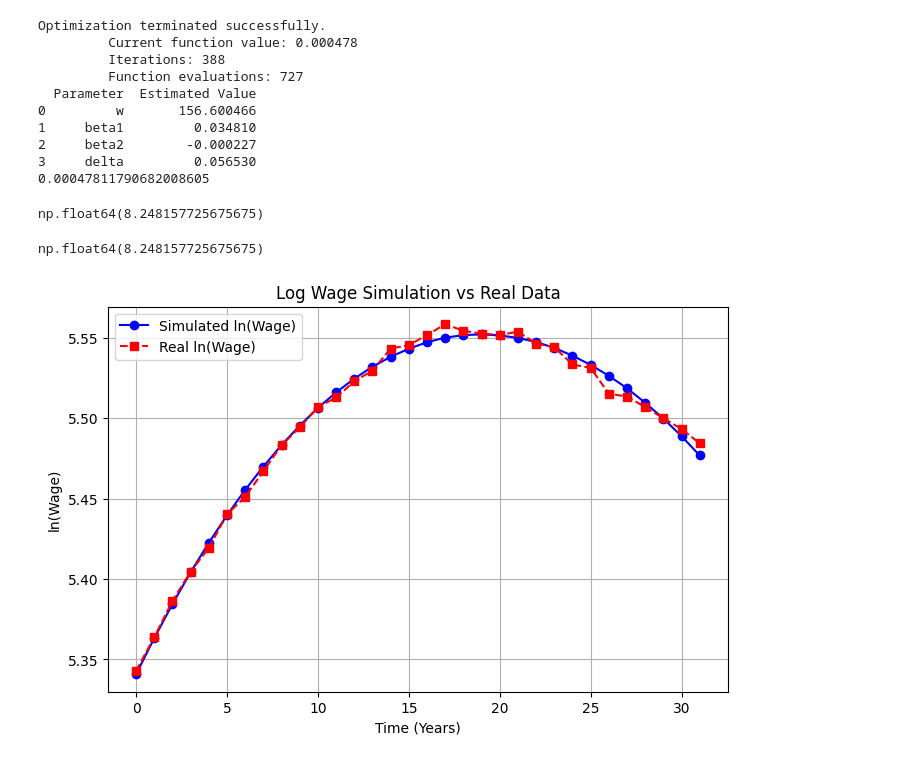
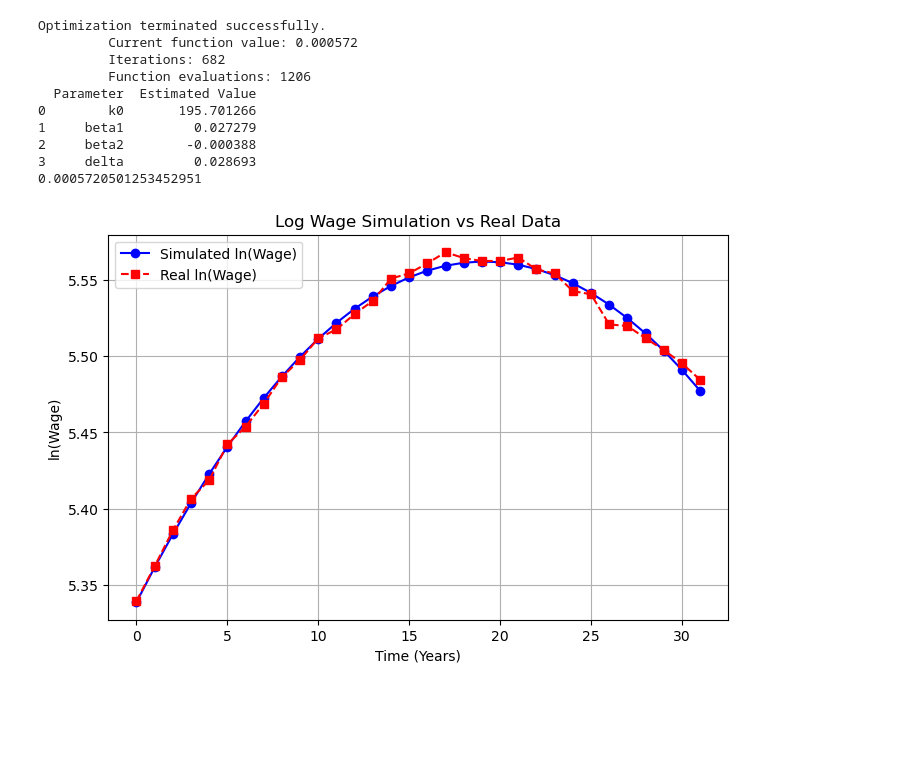
Before and after one commit to math869c/Design_retirement, a Jupyter notebook: Wage estimation.ipynb, the cells around one changed output. Drawn from its saved outputs; the diff is of its cells as text; code cells hidden in the pictures; blank space fills up the shorter version.

```diff
--- a/Wage estimation.ipynb
+++ b/Wage estimation.ipynb
@@ -26,25 +10,25 @@ means_data
 # %%
-def sum_hours(t, hours, delta):
-    total = np.sum(hours[:12])
+def sum_hours(t, k0, hours, delta):
+    # total = np.sum(hours[:70])
+    total = k0
     for i in range(t):
         total += (1 - delta) ** i * hours[t - i]
     return total
 
 def objective_function(params, wages, hours):
-    w, beta1, beta2, delta = params
+    k0, beta1, beta2, delta = params
     total_error = 0
     for t in range(len(wages)):
         error = (
             np.log(wages[t])
-            - np.log(w)
-            - beta1 * (sum_hours(t, hours, delta))
+            - beta1 * (sum_hours(t, k0, hours, delta))
             - beta2 * t**2
         )
         total_error += error ** 2
     return total_error
 
-initial_guess = [200, 0.02, -0.001, 0.05]
-bounds = [(0.001, 300), (0, 100), (-10, 0), (0, 0.15)]
+initial_guess = [200, 0.02, -0.001, 0.01]
+bounds = [(0.001, 300), (0, 200), (-20, 0), (0, 0.10)]
 
 def random_initial_guess(bounds):
     # np.random.seed(1)
@@ -70,11 +54,11 @@ result = minimize(
 
 
 estimated_params = result.x
-w_est, beta1_est, beta2_est, delta_est = estimated_params
+k0_est, beta1_est, beta2_est, delta_est = estimated_params
 
 results_dict = {
-    "Parameter": ["w", "beta1", "beta2", "delta"],
-    "Estimated Value": [w_est, beta1_est, beta2_est, delta_est],
+    "Parameter": ["k0", "beta1", "beta2", "delta"],
+    "Estimated Value": [k0_est, beta1_est, beta2_est, delta_est],
 }
 
 results_df = pd.DataFrame(results_dict)
@@ -84,31 +68,22 @@ print(results_df)
 print(result.fun)
 # %% [output]
 Optimization terminated successfully.
-         Current function value: 0.000478
-         Iterations: 388
-         Function evaluations: 727
+         Current function value: 0.000572
+         Iterations: 682
+         Function evaluations: 1206
   Parameter  Estimated Value
-0         w       156.600466
-1     beta1         0.034810
-2     beta2        -0.000227
-3     delta         0.056530
-0.00047811790682008605
+0        k0       195.701266
+1     beta1         0.027279
+2     beta2        -0.000388
+3     delta         0.028693
+0.0005720501253452951
-# %%
-np.sum(hours[:12])
-# %% [output]
-np.float64(8.248157725675675)
-# %%
-np.sum(hours[:12])
-# %% [output]
-np.float64(8.248157725675675)
 # %%
 def simulate(params, wages, hours):
-    w, beta1, beta2, delta = params
+    k0, beta1, beta2, delta = params
     ln_wage = np.zeros(len(wages))
     for t in range(len(wages)):
         ln_wage[t] = (
-            np.log(w)
-            + beta1 * (sum_hours(t, hours, delta))
+            beta1 * (sum_hours(t, k0, hours, delta))
             + beta2 * t**2
         )
 
@@ -116,31 +91,31 @@ def simulate(params, wages, hours):
 
 
 ln_wage = simulate(estimated_params, wages, hours)
 
 
 import matplotlib.pyplot as plt
 
 def plot_ln_wage(ln_wage, man_hourly_salary, title="Log Wage Simulation vs Real Data",
                  xlabel="Time (Years)", ylabel="ln(Wage)"):
     plt.figure(figsize=(8, 5))
 
     # Convert real hourly salary to log scale for comparison
     ln_real_wage = np.log(man_hourly_salary)
 
     # Plot simulated ln_wage
     plt.plot(ln_wage, marker="o", linestyle="-", label="Simulated ln(Wage)", color='b')
 
     # Plot real ln(wage)
     plt.plot(ln_real_wage, marker="s", linestyle="--", label="Real ln(Wage)", color='r')
 
     plt.xlabel(xlabel)
     plt.ylabel(ylabel)
     plt.title(title)
     plt.legend()
     plt.grid(True)
     plt.show()
 
 # Example usage
 plot_ln_wage(ln_wage, wages)
 # %% [output]
-[figure, old version]
+[figure, new version]
```
Also changed, not shown: parts of 2 cells of this notebook, 10 other files.
